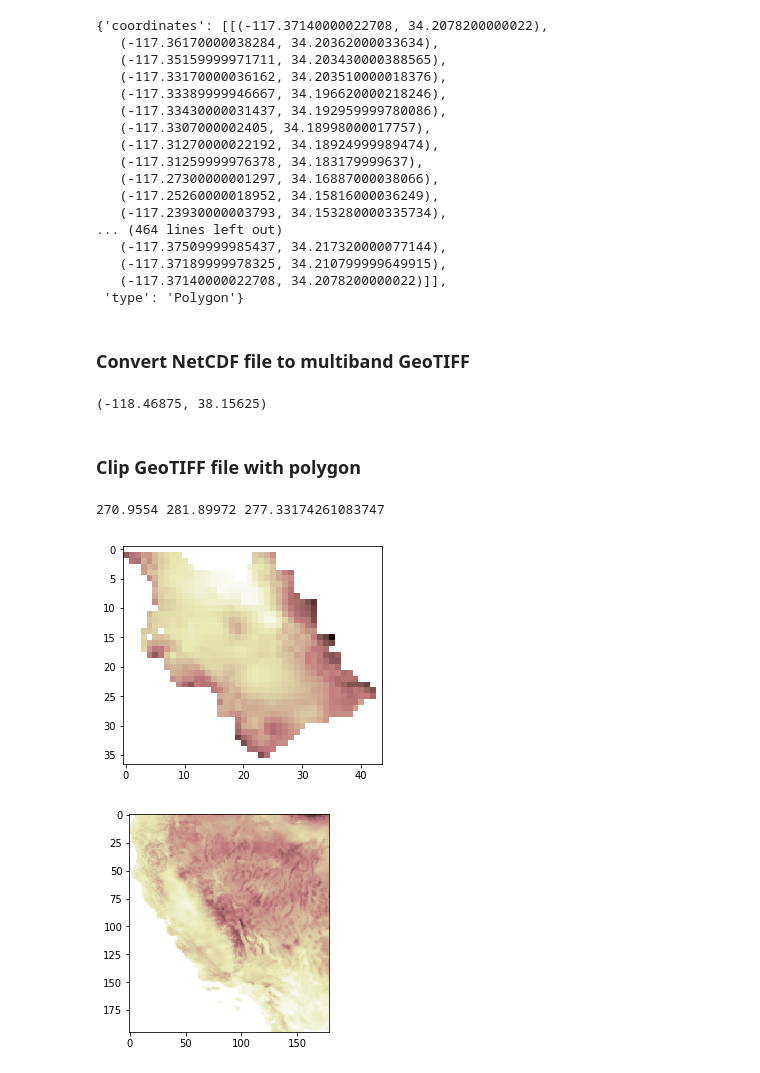
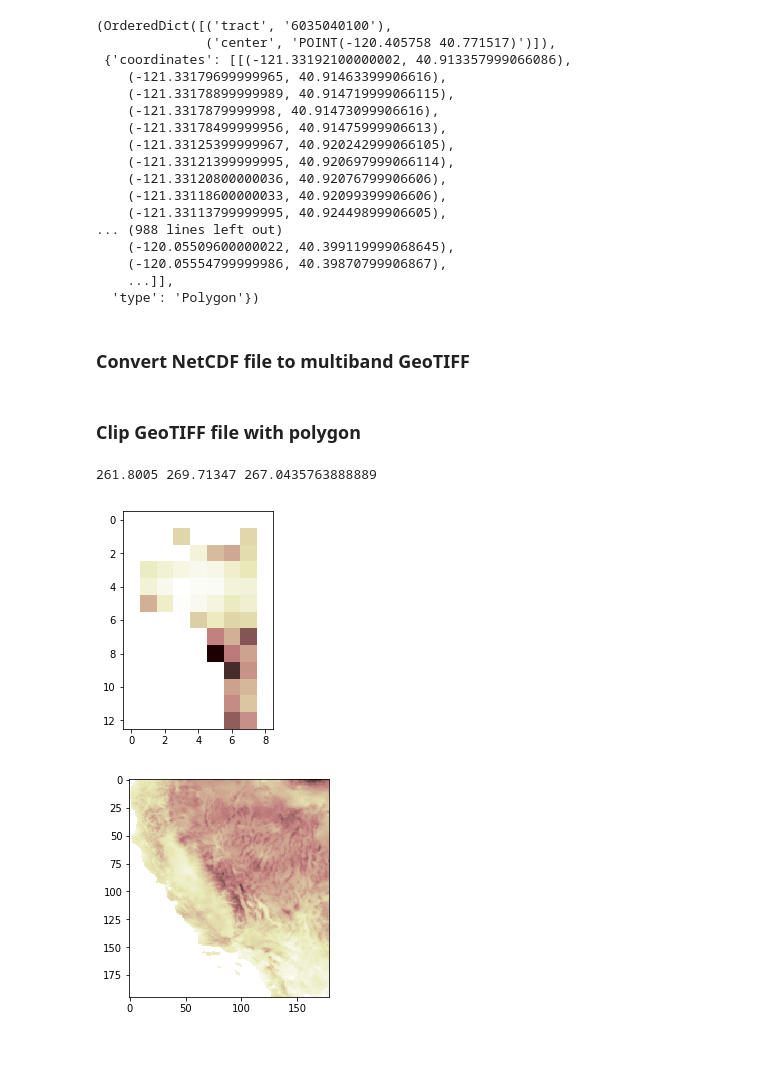
Before and after one commit to mukhtyar/python-playground, a Jupyter notebook: notebooks/zonal_stats_with_rasterio.ipynb, the cells around one changed output. Drawn from its saved outputs; the diff is of its cells as text; code cells hidden in the pictures.

```diff
--- a/notebooks/zonal_stats_with_rasterio.ipynb
+++ b/notebooks/zonal_stats_with_rasterio.ipynb
@@ -9,27 +9,28 @@ from rasterio.warp import calculate_default_transform, reproject, Resampling
 
 %matplotlib inline
 # %%
-with fiona.open('data/zonal_stats/ClimateZones/CA_Building_Standards_Climate_Zones_epsg4326.shp') as shapefile:
+with fiona.open('data/zonal_stats/ClimateZones/censustract_selected.shp') as shapefile:
     features = [feature["geometry"] for feature in shapefile]
-features[1]
+    ids = [feature["properties"] for feature in shapefile]
+ids[0], features[0]
 # %% [output]
-{'coordinates': [[(-117.37140000022708, 34.2078200000022),
-   (-117.36170000038284, 34.20362000033634),
-   (-117.35159999971711, 34.203430000388565),
-   (-117.33170000036162, 34.203510000018376),
-   (-117.33389999946667, 34.196620000218246),
-   (-117.33430000031437, 34.192959999780086),
-   (-117.3307000002405, 34.18998000017757),
-   (-117.31270000022192, 34.18924999989474),
-   (-117.31259999976378, 34.183179999637),
-   (-117.27300000001297, 34.16887000038066),
-   (-117.25260000018952, 34.15816000036249),
-   (-117.23930000003793, 34.153280000335734),
-... (464 lines left out)
-   (-117.37509999985437, 34.217320000077144),
-   (-117.37189999978325, 34.210799999649915),
-   (-117.37140000022708, 34.2078200000022)]],
- 'type': 'Polygon'}
+(OrderedDict([('tract', '6035040100'),
+              ('center', 'POINT(-120.405758 40.771517)')]),
+ {'coordinates': [[(-121.33192100000002, 40.913357999066086),
+    (-121.33179699999965, 40.91463399906616),
+    (-121.33178899999989, 40.914719999066115),
+    (-121.3317879999998, 40.91473099906616),
+    (-121.33178499999956, 40.91475999906613),
+    (-121.33125399999967, 40.920242999066105),
+    (-121.33121399999995, 40.920697999066114),
+    (-121.33120800000036, 40.92076799906606),
+    (-121.33118600000033, 40.92099399906606),
+    (-121.33113799999995, 40.92449899906605),
+... (988 lines left out)
+    (-120.05509600000022, 40.399119999068645),
+    (-120.05554799999986, 40.39870799906867),
+    ...]],
+  'type': 'Polygon'})
 # %% [markdown]
 ### Convert NetCDF file to multiband GeoTIFF
 # %%
@@ -48,7 +49,7 @@ with rasterio.open('data/zonal_stats/tasmin_HadGEM2-ES_2041.nc') as src:
     })
     # Reproject to geotiff
     with rasterio.open('data/zonal_stats/tasmin_HadGEM2-ES_2041_wgs84.tif', 'w', **kwargs) as dst:
-        for i in range(1, src.count):
+        for i in range(1, (src.count + 1)):
             reproject(
                 source=rasterio.band(src, i),
                 destination=rasterio.band(dst, i),
@@ -57,30 +58,28 @@ with rasterio.open('data/zonal_stats/tasmin_HadGEM2-ES_2041.nc') as src:
                 dst_transform=transform,
                 dst_crs=src.crs,
                 resampling=Resampling.nearest)
-# %% [output]
-(-118.46875, 38.15625)
 # %% [markdown]
 ### Clip GeoTIFF file with polygon
 # %%
 with rasterio.open('data/zonal_stats/tasmin_HadGEM2-ES_2041_wgs84.tif') as src:
     # Clip
-    out_image, out_transform = rasterio.mask.mask(src, [features[3]], crop=True, nodata=src.nodata)
+    out_image, out_transform = rasterio.mask.mask(src, [features[1]], crop=True)
     out_meta = src.meta.copy()
     out_meta.update({'driver': 'GTiff',
                  'height': out_image.shape[1],
                  'width': out_image.shape[2],
                  'transform': out_transform})
-    with rasterio.open('data/zonal_stats/clip_wgs84.tif', 'w', **out_meta) as dest:
+    with rasterio.open('data/zonal_stats/censustract_wgs84.tif', 'w', **out_meta) as dest:
         dest.write(out_image)
 # %%
-with rasterio.open('data/zonal_stats/clip_wgs84.tif') as src:
+with rasterio.open('data/zonal_stats/censustract_wgs84.tif') as src:
     arr = src.read(1, masked=True)
     print(arr.min(), arr.max(), arr.mean())
     plt.imshow(arr, cmap='pink')
     plt.show()
 # %% [output]
-270.9554 281.89972 277.33174261083747
+261.8005 269.71347 267.0435763888889
-[figure, old version]
+[figure, new version]
 # %%
 with rasterio.open('data/zonal_stats/tasmin_HadGEM2-ES_2041.nc') as src:
     arr = src.read(1, masked=True)
```
Also changed, not shown: parts of 1 cell of this notebook.
